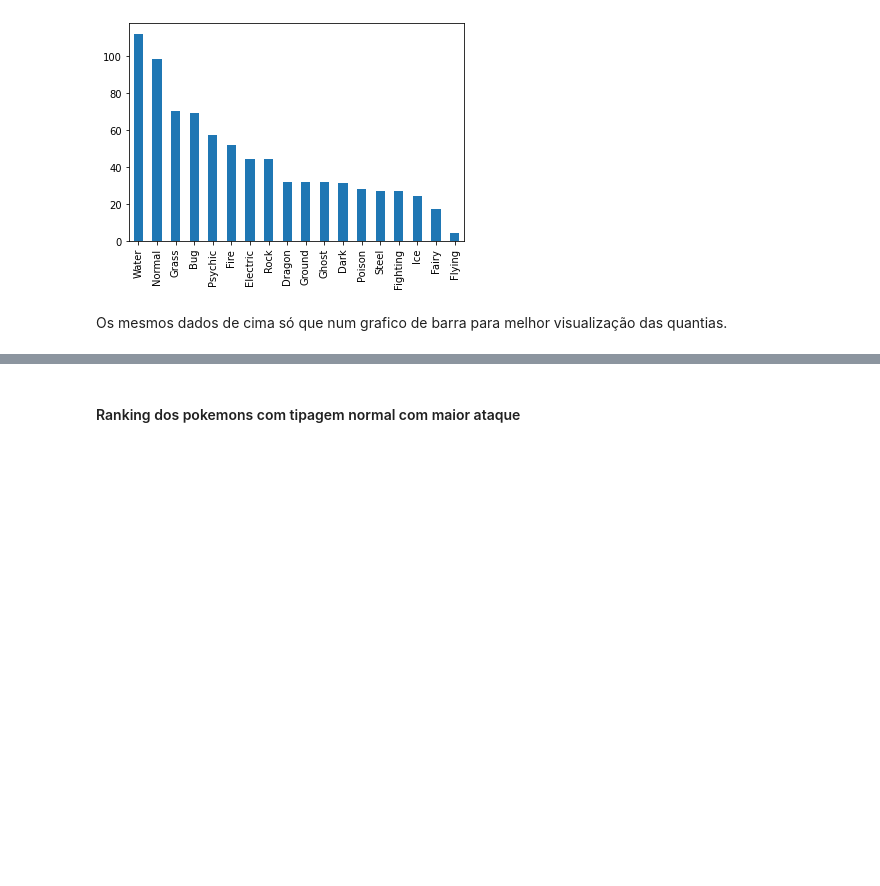
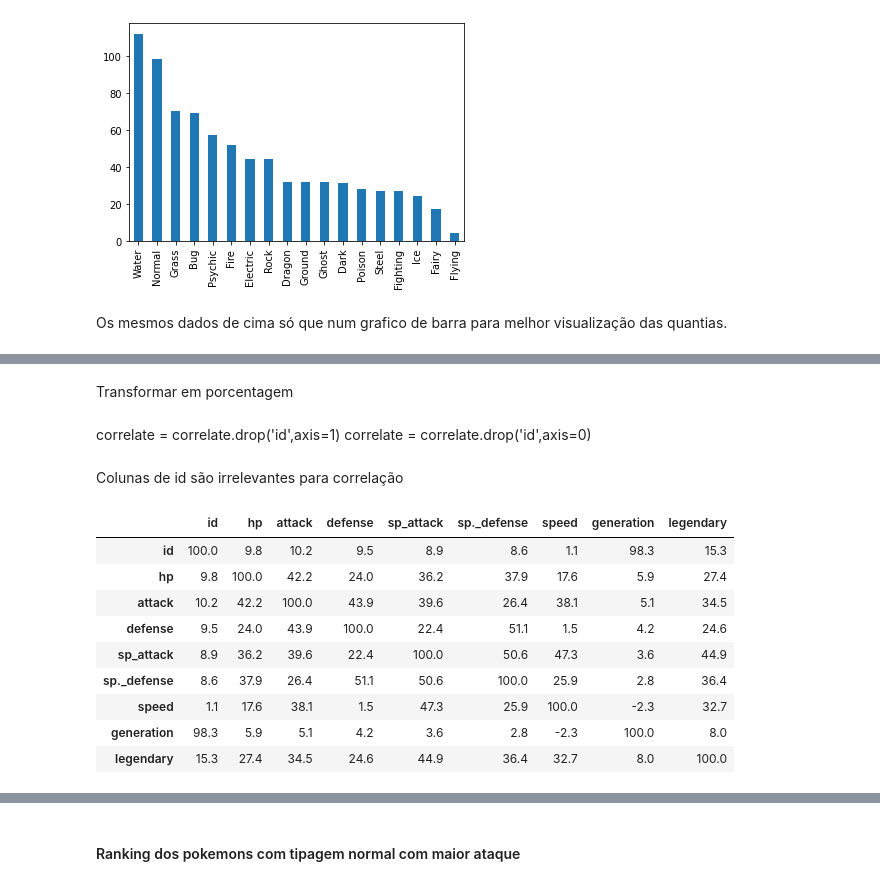
Before and after one commit to CarolinaMargiotti/pokemonEDA, a Jupyter notebook: testecomdataset.ipynb, the cells around one changed output, grey strips where cells are left out. Saved outputs shown, nothing was run; the diff lists cells and outputs as text; code cells hidden in the pictures; blank space fills up the shorter version.

```diff
--- a/testecomdataset.ipynb
+++ b/testecomdataset.ipynb
@@ -80,0 +93,24 @@ Os mesmos dados de cima só que num grafico de barra para melhor visualização
+# %%
+correlate = pokemonData.corr()
+# %%
+correlate = correlate*100
+# %% [markdown]
+Transformar em porcentagem
+# %% [markdown]
+correlate = correlate.drop('id',axis=1)
+correlate = correlate.drop('id',axis=0)
+# %% [markdown]
+Colunas de id são irrelevantes para correlação
+# %%
+correlate
+# %% [output]
+|  | id | hp | attack | defense | sp_attack | sp._defense | speed | generation | legendary |
+| id | 100.0 | 9.8 | 10.2 | 9.5 | 8.9 | 8.6 | 1.1 | 98.3 | 15.3 |
+| hp | 9.8 | 100.0 | 42.2 | 24.0 | 36.2 | 37.9 | 17.6 | 5.9 | 27.4 |
+| attack | 10.2 | 42.2 | 100.0 | 43.9 | 39.6 | 26.4 | 38.1 | 5.1 | 34.5 |
+| defense | 9.5 | 24.0 | 43.9 | 100.0 | 22.4 | 51.1 | 1.5 | 4.2 | 24.6 |
+| sp_attack | 8.9 | 36.2 | 39.6 | 22.4 | 100.0 | 50.6 | 47.3 | 3.6 | 44.9 |
+| sp._defense | 8.6 | 37.9 | 26.4 | 51.1 | 50.6 | 100.0 | 25.9 | 2.8 | 36.4 |
+| speed | 1.1 | 17.6 | 38.1 | 1.5 | 47.3 | 25.9 | 100.0 | -2.3 | 32.7 |
+| generation | 98.3 | 5.9 | 5.1 | 4.2 | 3.6 | 2.8 | -2.3 | 100.0 | 8.0 |
+| legendary | 15.3 | 27.4 | 34.5 | 24.6 | 44.9 | 36.4 | 32.7 | 8.0 | 100.0 |
```
Also changed, not shown: parts of 18 cells of this notebook, 1 other file.
